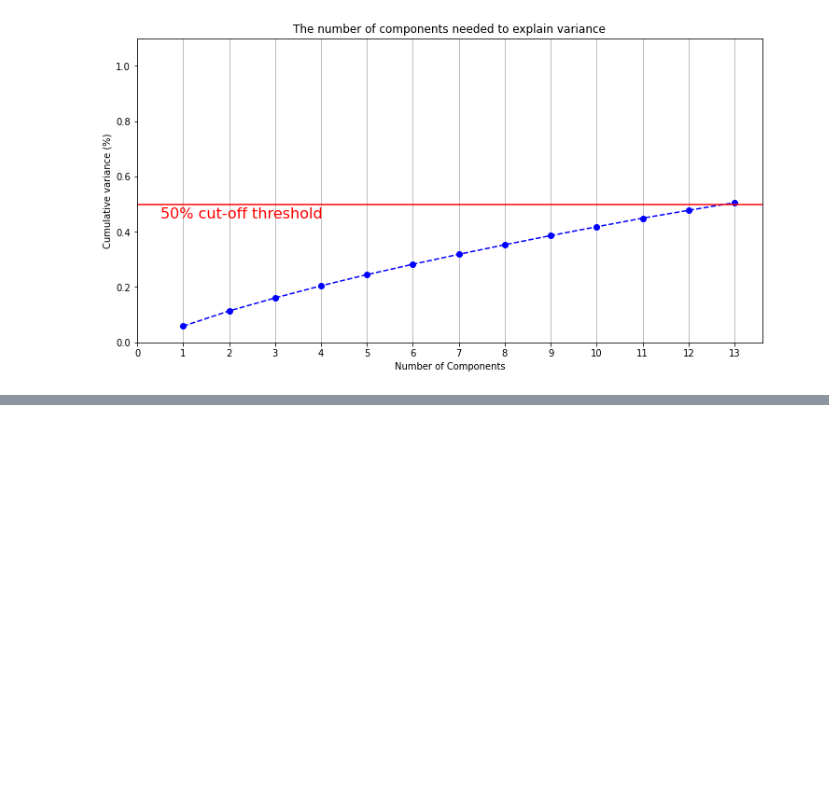
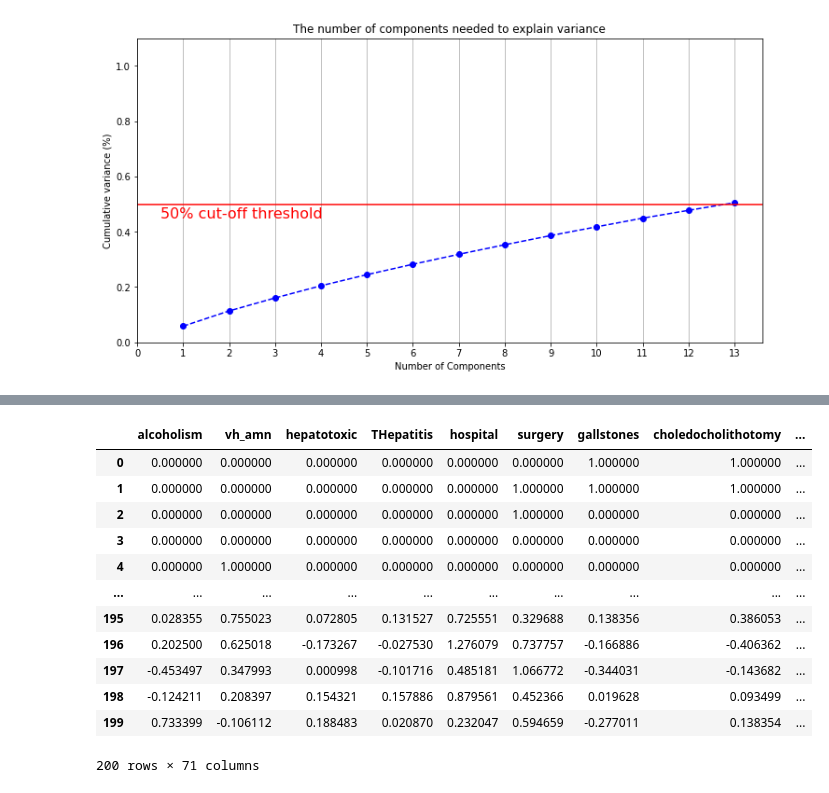
Before and after one commit to seamus-brady/aitiaexplorer, a Jupyter notebook: src/notebooks/experiments/Experiment_7.ipynb, the cells around one changed output, grey strips where cells are left out. Saved outputs shown, nothing was run; the diff lists cells and outputs as text; code cells hidden in the pictures; blank space fills up the shorter version.

```diff
--- a/src/notebooks/experiments/Experiment_7.ipynb
+++ b/src/notebooks/experiments/Experiment_7.ipynb
@@ -120,0 +143,3 @@ summary
+# %%
+df['synthetic'] = 0
+df
@@ -120,0 +160,18 @@ summary
+# %%
+df_combined = df.append(df_bgmm, ignore_index=True)
+# %%
+df_combined
+# %% [output]
+|  | alcoholism | vh_amn | hepatotoxic | THepatitis | hospital | surgery | gallstones | choledocholithotomy | ... |
+| 0 | 0.000000 | 0.000000 | 0.000000 | 0.000000 | 0.000000 | 0.000000 | 1.000000 | 1.000000 | ... |
+| 1 | 0.000000 | 0.000000 | 0.000000 | 0.000000 | 0.000000 | 1.000000 | 1.000000 | 1.000000 | ... |
+| 2 | 0.000000 | 0.000000 | 0.000000 | 0.000000 | 0.000000 | 1.000000 | 0.000000 | 0.000000 | ... |
+| 3 | 0.000000 | 0.000000 | 0.000000 | 0.000000 | 0.000000 | 0.000000 | 0.000000 | 0.000000 | ... |
+| 4 | 0.000000 | 1.000000 | 0.000000 | 0.000000 | 0.000000 | 0.000000 | 0.000000 | 0.000000 | ... |
+| ... | ... | ... | ... | ... | ... | ... | ... | ... | ... |
+| 195 | 0.028355 | 0.755023 | 0.072805 | 0.131527 | 0.725551 | 0.329688 | 0.138356 | 0.386053 | ... |
+| 196 | 0.202500 | 0.625018 | -0.173267 | -0.027530 | 1.276079 | 0.737757 | -0.166886 | -0.406362 | ... |
+| 197 | -0.453497 | 0.347993 | 0.000998 | -0.101716 | 0.485181 | 1.066772 | -0.344031 | -0.143682 | ... |
+| 198 | -0.124211 | 0.208397 | 0.154321 | 0.157886 | 0.879561 | 0.452366 | 0.019628 | 0.093499 | ... |
+| 199 | 0.733399 | -0.106112 | 0.188483 | 0.020870 | 0.232047 | 0.594659 | -0.277011 | 0.138354 | ... |
+200 rows × 71 columns
```
Also changed, not shown: parts of 26 cells of this notebook.
